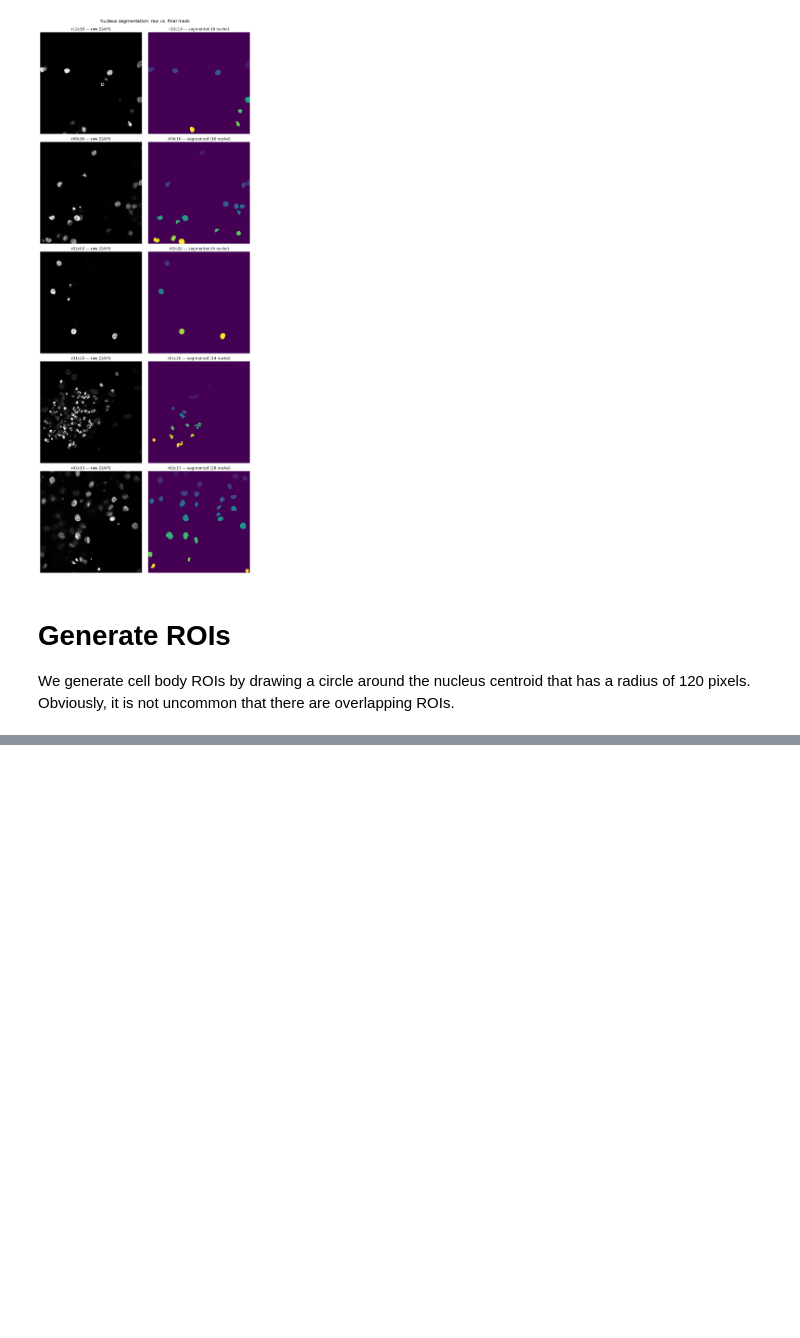
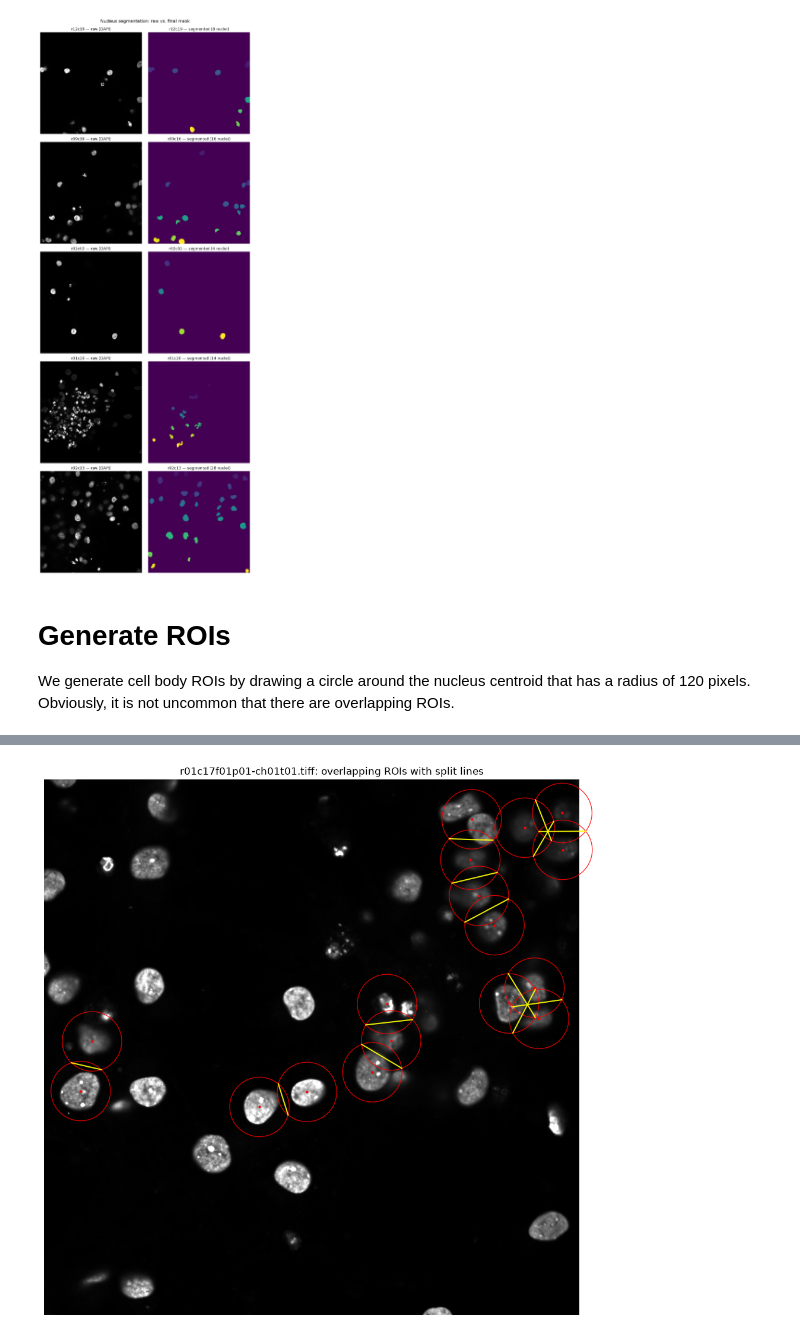
Before and after one commit to kelpschd/NucleusHack, a Jupyter notebook: NucleusHack_DJK.ipynb, the cells around one changed output, grey strips where cells are left out. Saved outputs shown, nothing was run; the diff lists cells and outputs as text; code cells hidden in the pictures; blank space fills up the shorter version.

```diff
--- a/NucleusHack_DJK.ipynb
+++ b/NucleusHack_DJK.ipynb
@@ -399,0 +612,36 @@ plt.show()
+# %%
+def plot_all_overlapping_rois_and_lines(nuc, centroids_rc, overlapping, results, radius, title=None):
+    lo, hi = np.percentile(nuc, (0.2, 99.8))
+    fig, ax = plt.subplots(figsize=(10, 10))
+    ax.imshow(nuc, cmap="gray", vmin=lo, vmax=hi)
+
+    # draw each overlapping ROI once
+    for (y, x), is_ov in zip(centroids_rc, overlapping):
+        if is_ov:
+            ax.add_patch(Circle((x, y), radius, fill=False, edgecolor="red", linewidth=1.0, alpha=0.8))
+            ax.plot(x, y, "ro", markersize=2)
+
+    # draw all split lines
+    for r in results:
+        p1, p2 = r["intersections"]
+        ax.plot([p1[0], p2[0]], [p1[1], p2[1]], color="yellow", linewidth=1.5, alpha=0.9)
+
+    if title is not None:
+        ax.set_title(title)
+
+    ax.axis("off")
+    plt.tight_layout()
+    plt.show()
+
+
+
+plot_all_overlapping_rois_and_lines(
+    nuc,
+    centroids_rc,
+    overlapping,
+    results,
+    RADIUS,
+    title=f"{fpath.name}: overlapping ROIs with split lines"
+)
+# %% [output]
+[figure, added]
```
Also changed, not shown: parts of 5 cells of this notebook.
